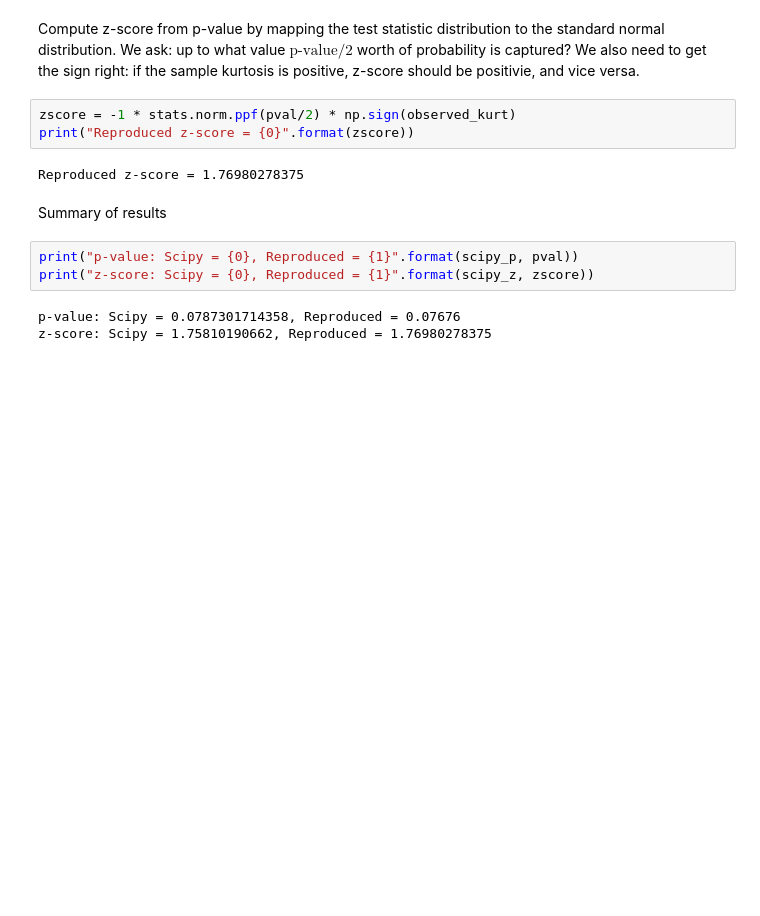
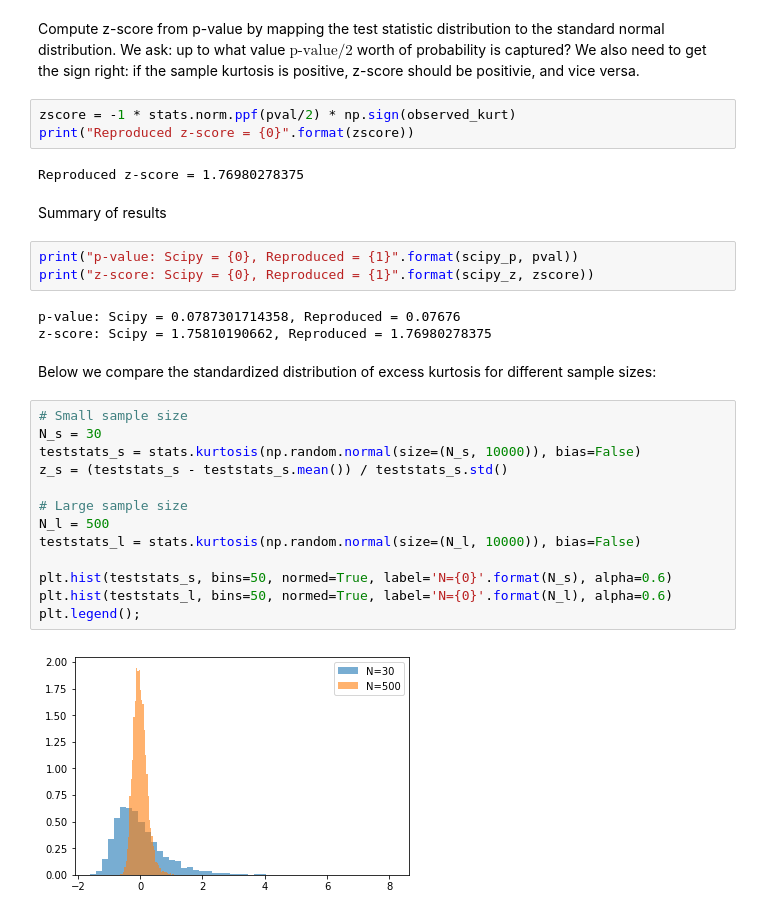
Before and after one commit to siavashaslanbeigi/stats_notes, a Jupyter notebook: kurtosistest.ipynb, the cells around one changed output. Cells and saved outputs as stored; diff of their text form; blank space fills up the shorter version.

Commit message:
Added plots comparing the distribution of skewness and kurtosis for different sample sizes.

```diff
--- a/kurtosistest.ipynb
+++ b/kurtosistest.ipynb
@@ -66,3 +66,20 @@ print("z-score: Scipy = {0}, Reproduced = {1}".format(scipy_z, zscore))
 # %% [output]
 p-value: Scipy = 0.0787301714358, Reproduced = 0.07676
 z-score: Scipy = 1.75810190662, Reproduced = 1.76980278375
+# %% [markdown]
+Below we compare the standardized distribution of excess kurtosis for different sample sizes:
+# %%
+# Small sample size
+N_s = 30
+teststats_s = stats.kurtosis(np.random.normal(size=(N_s, 10000)), bias=False)
+z_s = (teststats_s - teststats_s.mean()) / teststats_s.std()
+
+# Large sample size
+N_l = 500
+teststats_l = stats.kurtosis(np.random.normal(size=(N_l, 10000)), bias=False)
+
+plt.hist(teststats_s, bins=50, normed=True, label='N={0}'.format(N_s), alpha=0.6)
+plt.hist(teststats_l, bins=50, normed=True, label='N={0}'.format(N_l), alpha=0.6)
+plt.legend();
+# %% [output]
+[figure, added]
```
Also changed, not shown: parts of 2 cells of this notebook, 1 other file.
